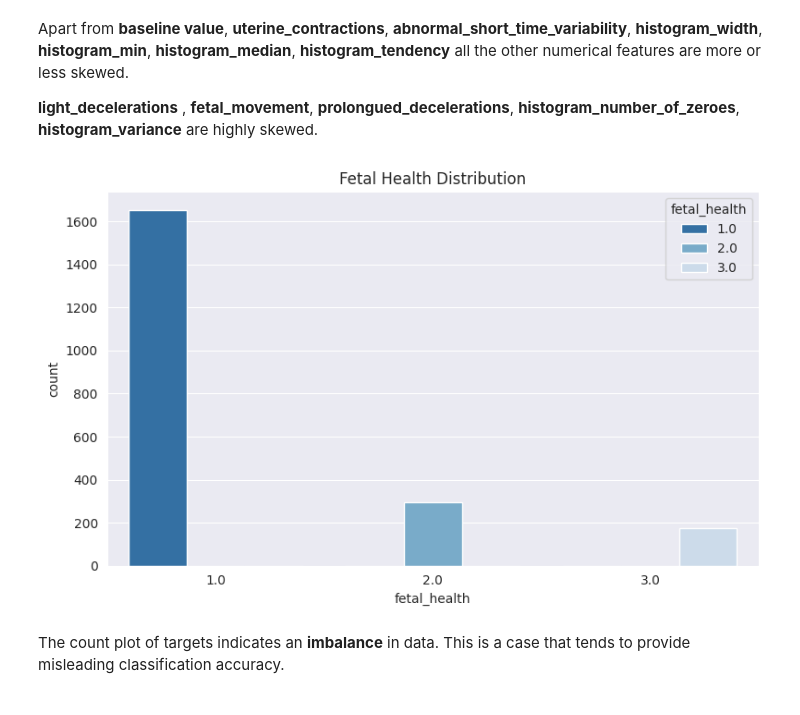
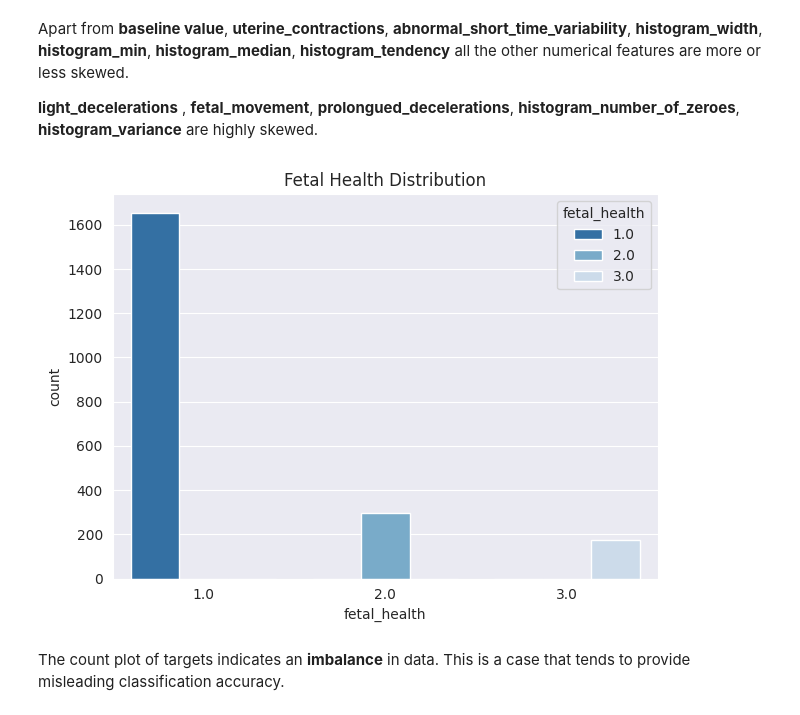
Before and after one commit to Tasfiq-K/fetal-health-analysis-and-classification, a Jupyter notebook: notebooks/fetal-health-analysis.ipynb, the cells around one changed output. Saved outputs shown, nothing was run; the diff lists cells and outputs as text; code cells hidden in the pictures.

```diff
--- a/notebooks/fetal-health-analysis.ipynb
+++ b/notebooks/fetal-health-analysis.ipynb
@@ -257,20 +252,20 @@ sns.countplot(data= data, x="fetal_health",palette=colours)
 # %%
-plt.figure(figsize=(8, 5))
-order = data['fetal_health'].value_counts().index
+# plt.figure(figsize=(8, 5))
+# order = data['fetal_health'].value_counts().index
 with sns.axes_style("darkgrid"):
     ax = sns.countplot(data=data,
                     x='fetal_health',
-                    order=order,
+                    # order=order,
                     hue='fetal_health',
-                    hue_order=order,
+                    # hue_order=order,
                     palette='Blues_r',
                     )
 
 plt.title(f"Fetal Health Distribution")
 plt.tight_layout()
 plt.show()
 # %% [output]
-[figure, old version]
+[figure, new version]
 # %% [markdown]
 The count plot of targets indicates an **imbalance** in data. This is a case that tends to provide misleading classification accuracy.
 # %%
```
Also changed, not shown: parts of 6 cells of this notebook.
